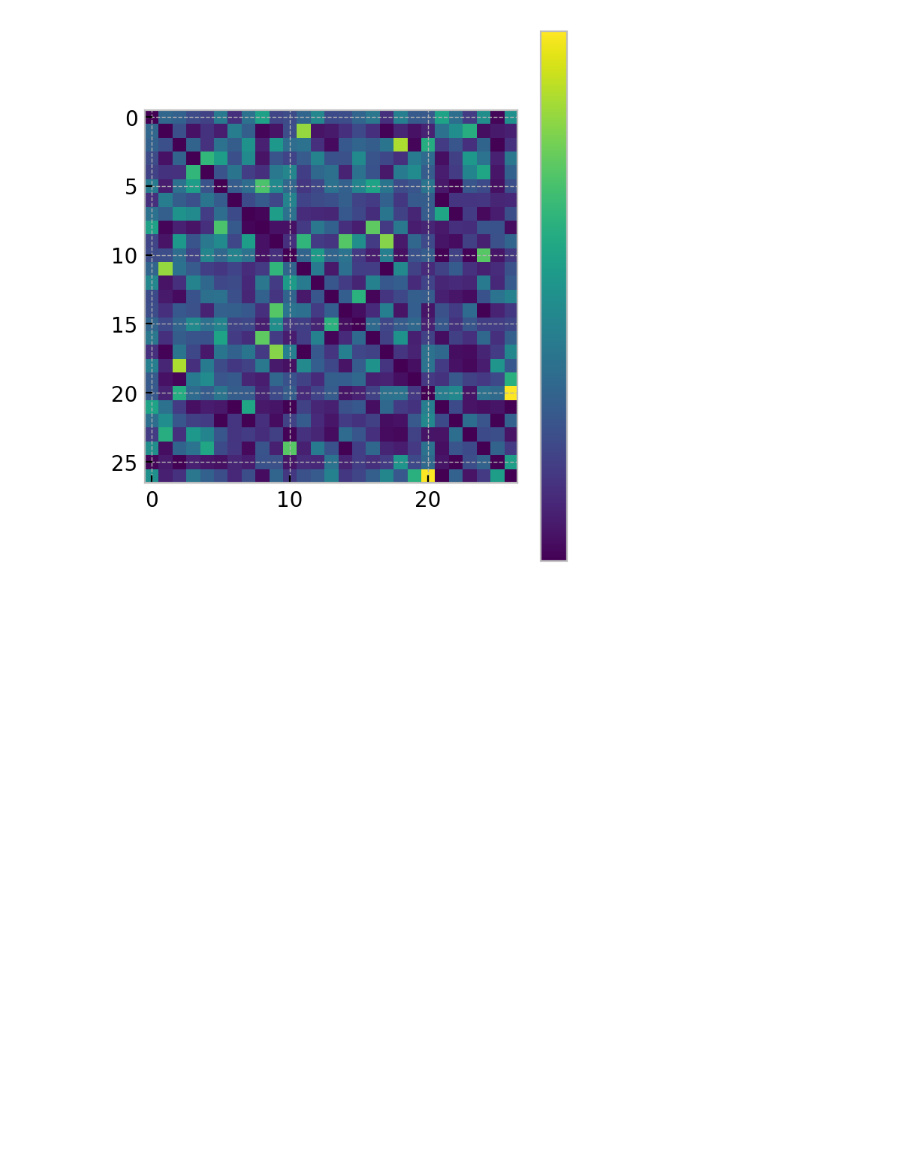
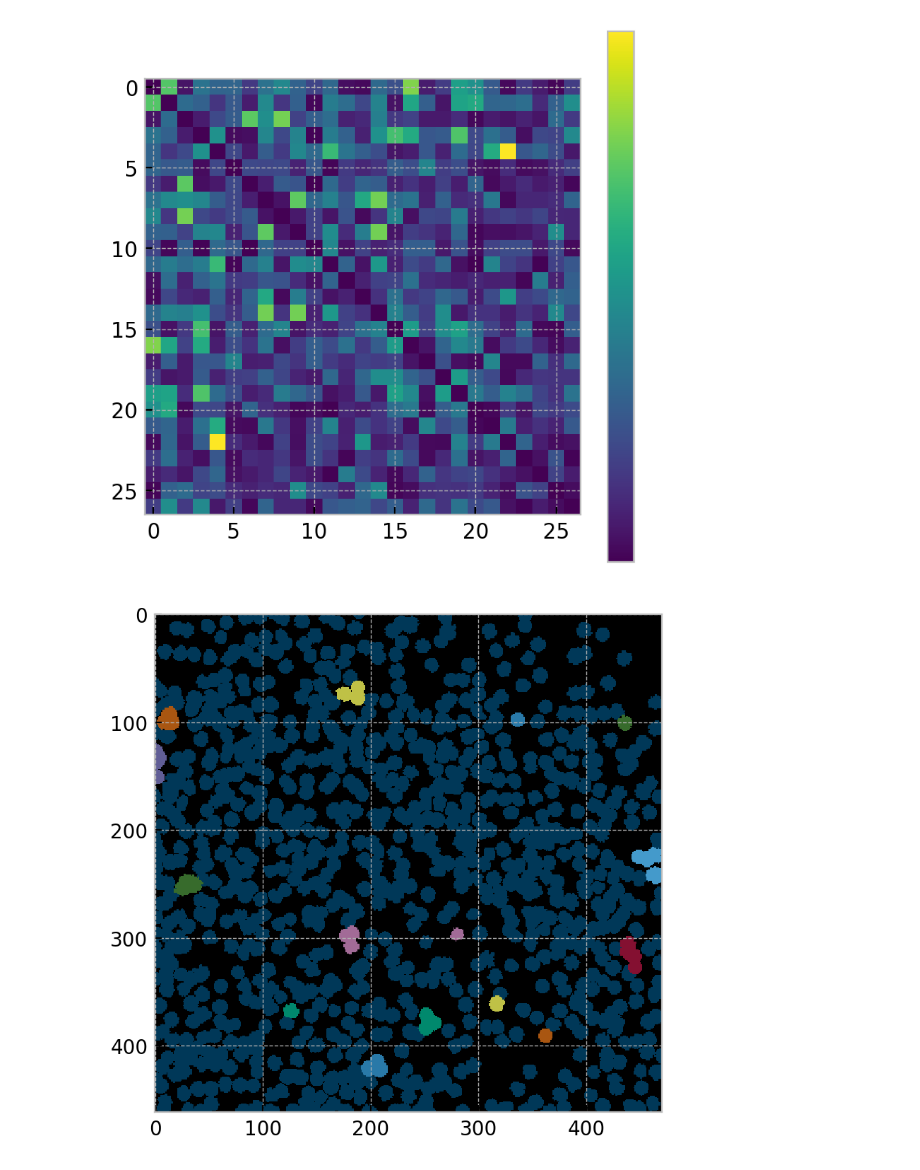
Before and after one commit to manuel-rhdt/neuronal-correlations, a Jupyter notebook: Notebook.ipynb, the cells around one changed output. Drawn from its saved outputs; the diff is of its cells as text; code cells hidden in the pictures; blank space fills up the shorter version.

```diff
--- a/Notebook.ipynb
+++ b/Notebook.ipynb
@@ -101,7 +120,52 @@ array([ 0.84413494, -0.04748481])
 # %%
-matrix = neurenorm.compute_correlation_coefficients(rdata[5])
+matrix = neurenorm.compute_correlation_coefficients(rdata['correlation'][5])
 matrix = np.abs(matrix - np.identity(len(matrix)))
 plt.imshow(matrix, interpolation='nearest')
 colorbar = plt.colorbar(ticks = [])
 # %% [output]
-[figure, old version]
+[figure, new version]
+# %%
+regions_filename = './consensus_regions.json' # for other files change path accordingly
+with open(regions_filename) as f:
+    regions = json.load(f)
+
+dims = [0,0]
+for s in regions:
+    max_x = np.max(np.array(s['coordinates'])[:,0])
+    max_y = np.max(np.array(s['coordinates'])[:,1])
+    dims[0] = max_x if max_x > dims[0] else dims[0]
+    dims[1] = max_y if max_y > dims[1] else dims[1]
+dims = (dims[0] + 1, dims[1] + 1)
+
+def tomask(coords):
+    coords = np.array(coords)
+    mask = np.zeros(dims)
+    mask[coords.T[0], coords.T[1]] = 1
+    return mask
+
+masks = np.array([tomask(s['coordinates']) for s in regions])
+# %%
+def cluster_with_color(cluster, masks, color, alpha=None):
+    color = matplotlib.colors.to_rgba_array(color, alpha)[0]
+    cluster_im = np.sum(masks[cluster], axis=0)
+    s = cluster_im.shape
+    rgb_im = np.zeros((s[0], s[1], color.shape[0]))
+    rgb_im[cluster_im > 0] = color
+    return rgb_im
+# %%
+# show the outputs
+fig, ax = plt.subplots(nrows=1, ncols=1)
+ax.set_facecolor('black')
+
+
+background = cluster_with_color(np.arange(len(masks)), masks, 'C9', 0.5)
+plt.imshow(background)
+for cluster_index in range(9):
+    color = 'C{}'.format(cluster_index % 9)
+    cluster = clusterings['correlation'][2].T[cluster_index]
+    im = cluster_with_color(cluster, masks, color, 0.8)
+    plt.imshow(im)
+
+plt.show()
+# %% [output]
+[figure, added]
```
Also changed, not shown: parts of 13 cells of this notebook, 9 other files.
